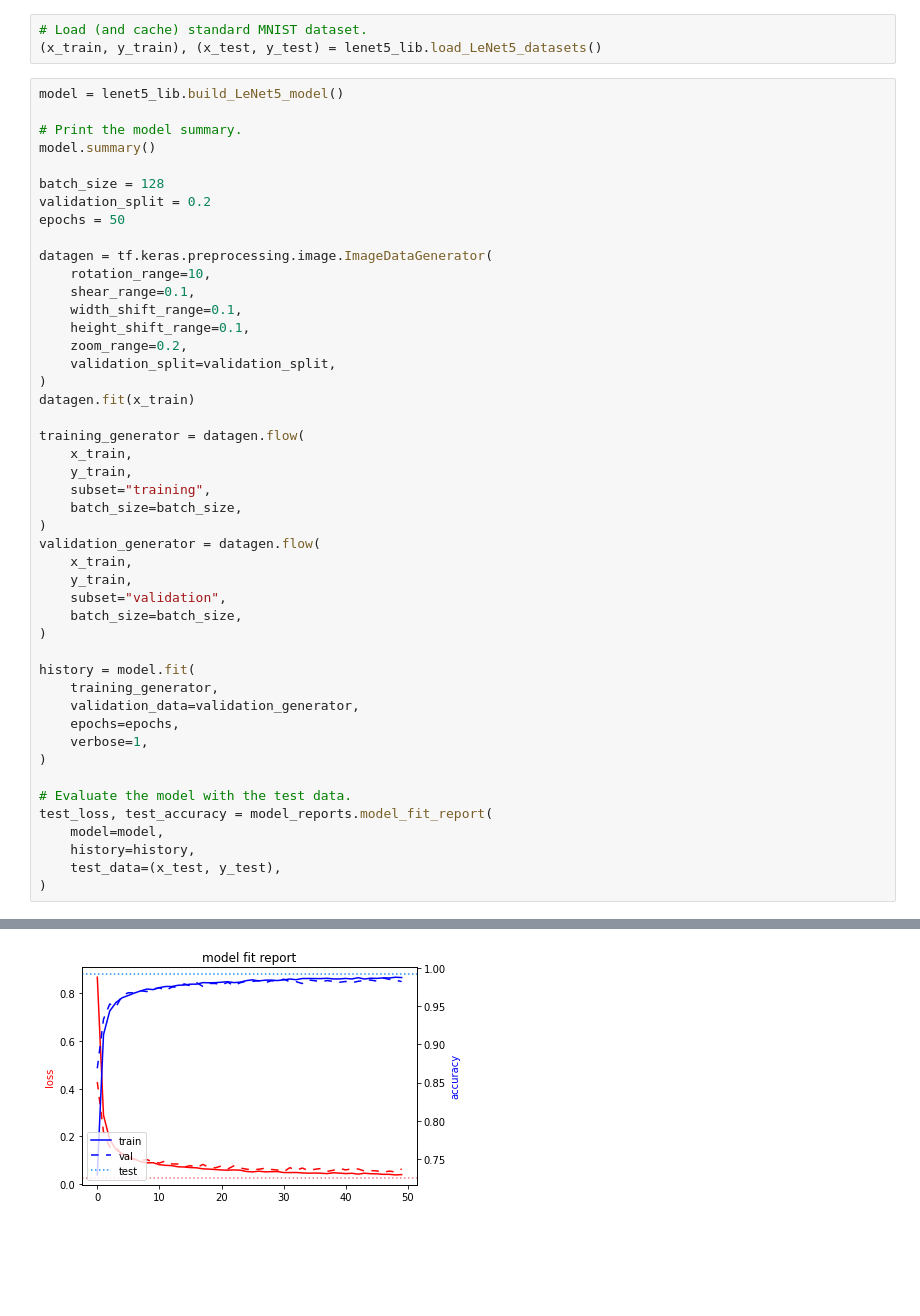
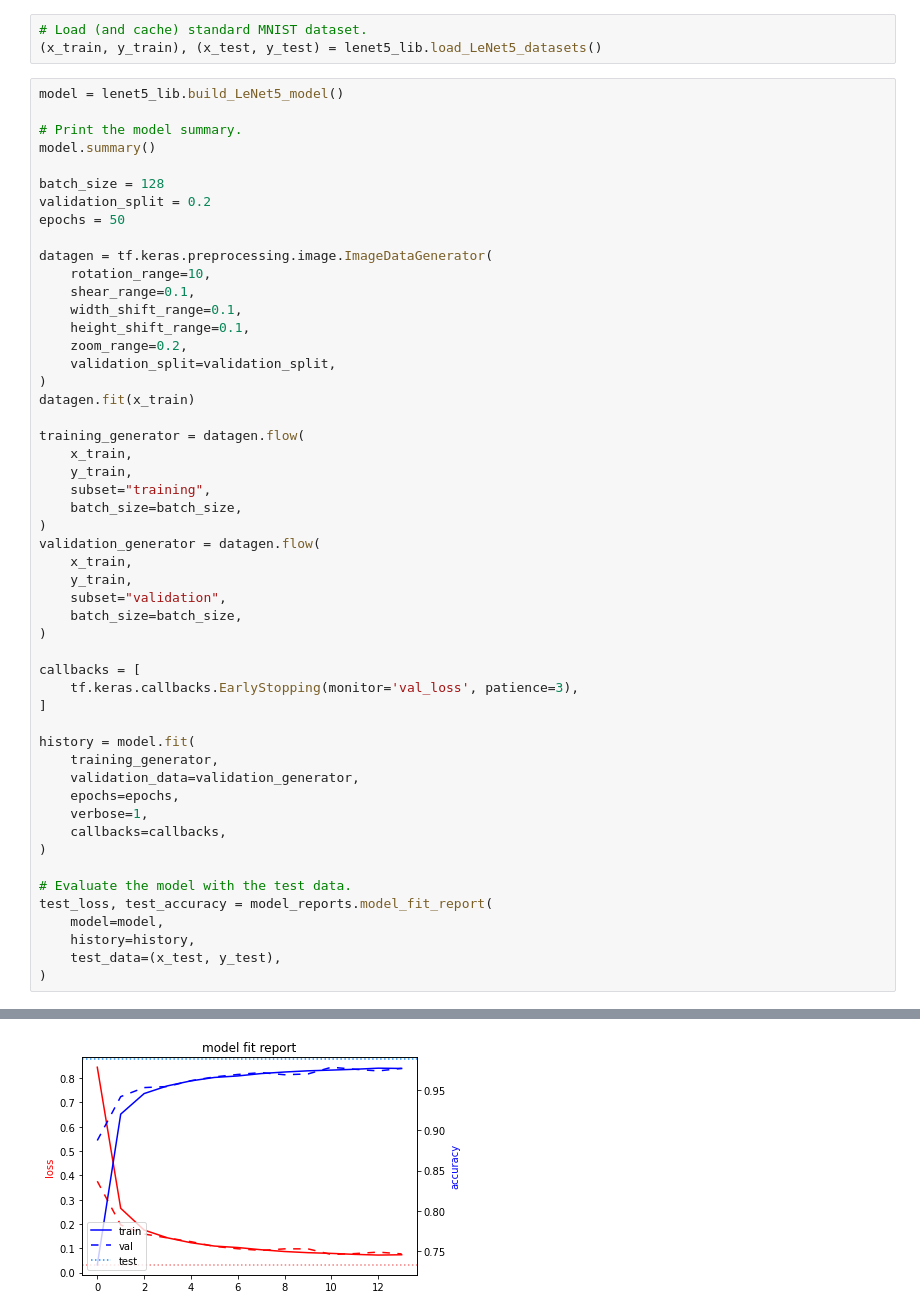
Before and after one commit to crutcher/smot, a Jupyter notebook: smot/problems/mnist/LeNet5/mnist_lenet5_datagen_notebook.ipynb, the cells around one changed output, grey strips where cells are left out. Cells and saved outputs as stored; diff of their text form; blank space fills up the shorter version.

```diff
--- a/smot/problems/mnist/LeNet5/mnist_lenet5_datagen_notebook.ipynb
+++ b/smot/problems/mnist/LeNet5/mnist_lenet5_datagen_notebook.ipynb
@@ -39,11 +39,16 @@ validation_generator = datagen.flow(
     batch_size=batch_size,
 )
 
+callbacks = [
+    tf.keras.callbacks.EarlyStopping(monitor='val_loss', patience=3),
+]
+
 history = model.fit(
     training_generator,
     validation_data=validation_generator,
     epochs=epochs,
     verbose=1,
+    callbacks=callbacks,
 )
 
 # Evaluate the model with the test data.
@@ -73 +78 @@ Test loss: 0.02555939368903637, Test accuracy: 0.9918000102043152, Error rate: 0
-[figure, old version]
+[figure, new version]
```
Also changed, not shown: parts of 1 cell of this notebook, 2 other files.
